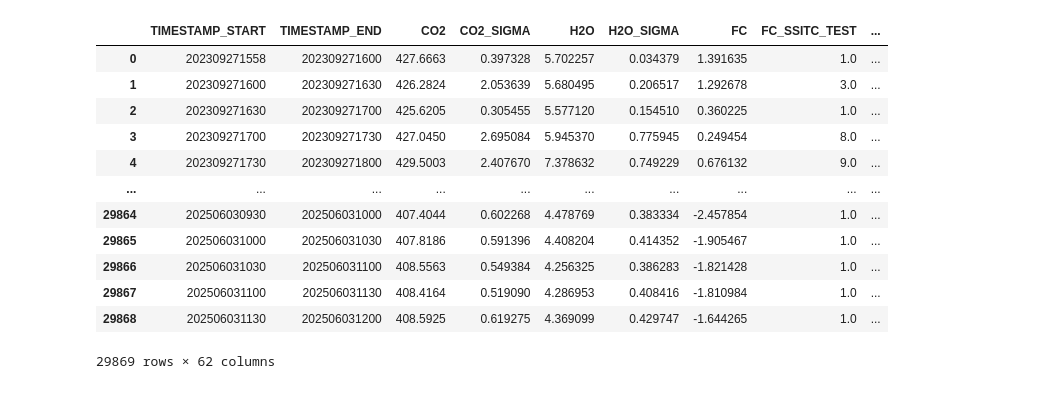
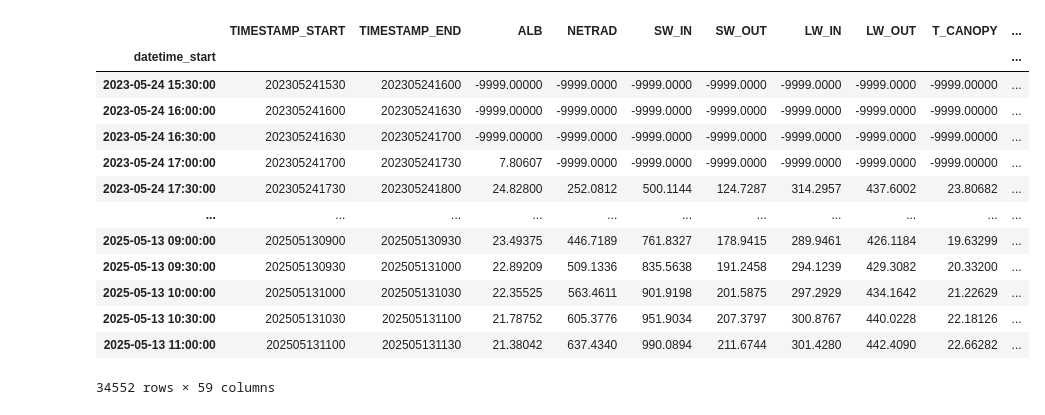
Before and after one commit to inkenbrandt/MicroMet, a Jupyter notebook: docs/notebooks/fix_headers.ipynb, the cells around one changed output. Cells and saved outputs as stored; diff of their text form; code cells hidden in the pictures.

```diff
--- a/docs/notebooks/fix_headers.ipynb
+++ b/docs/notebooks/fix_headers.ipynb
@@ -90,3 +119,10 @@ G:\Shared drives\UGS_Flux\Data_Downloads\US-UTG_eddy_0_7_data.parquet
 # %%
-pd.read_parquet(root / "US-UTV_eddy_0_29_data.parquet")
+df = pd.read_parquet(root / "US-UTD_met_5_9999_data.parquet")
+
+am_data = micromet.Reformatter(drop_soil=False,
+                                logger=logger,
+                                )
+#raw_data = raw_data.drop([0], axis=0)
+am_df = am_data.prepare(df)
+am_df
 # %% [output]
@@ -93,16 +131,17 @@ pd.read_parquet(root / "US-UTV_eddy_0_29_data.parquet")
-|  | TIMESTAMP_START | TIMESTAMP_END | CO2 | CO2_SIGMA | H2O | H2O_SIGMA | FC | FC_SSITC_TEST | ... |
-| 0 | 202309271558 | 202309271600 | 427.6663 | 0.397328 | 5.702257 | 0.034379 | 1.391635 | 1.0 | ... |
-| 1 | 202309271600 | 202309271630 | 426.2824 | 2.053639 | 5.680495 | 0.206517 | 1.292678 | 3.0 | ... |
-| 2 | 202309271630 | 202309271700 | 425.6205 | 0.305455 | 5.577120 | 0.154510 | 0.360225 | 1.0 | ... |
-| 3 | 202309271700 | 202309271730 | 427.0450 | 2.695084 | 5.945370 | 0.775945 | 0.249454 | 8.0 | ... |
-| 4 | 202309271730 | 202309271800 | 429.5003 | 2.407670 | 7.378632 | 0.749229 | 0.676132 | 9.0 | ... |
-| ... | ... | ... | ... | ... | ... | ... | ... | ... | ... |
-| 29864 | 202506030930 | 202506031000 | 407.4044 | 0.602268 | 4.478769 | 0.383334 | -2.457854 | 1.0 | ... |
-| 29865 | 202506031000 | 202506031030 | 407.8186 | 0.591396 | 4.408204 | 0.414352 | -1.905467 | 1.0 | ... |
-| 29866 | 202506031030 | 202506031100 | 408.5563 | 0.549384 | 4.256325 | 0.386283 | -1.821428 | 1.0 | ... |
-| 29867 | 202506031100 | 202506031130 | 408.4164 | 0.519090 | 4.286953 | 0.408416 | -1.810984 | 1.0 | ... |
-| 29868 | 202506031130 | 202506031200 | 408.5925 | 0.619275 | 4.369099 | 0.429747 | -1.644265 | 1.0 | ... |
+|  | TIMESTAMP_START | TIMESTAMP_END | ALB | NETRAD | SW_IN | SW_OUT | LW_IN | LW_OUT | T_CANOPY | ... |
+| datetime_start |  |  |  |  |  |  |  |  |  | ... |
+| 2023-05-24 15:30:00 | 202305241530 | 202305241600 | -9999.00000 | -9999.0000 | -9999.0000 | -9999.0000 | -9999.0000 | -9999.0000 | -9999.00000 | ... |
+| 2023-05-24 16:00:00 | 202305241600 | 202305241630 | -9999.00000 | -9999.0000 | -9999.0000 | -9999.0000 | -9999.0000 | -9999.0000 | -9999.00000 | ... |
+| 2023-05-24 16:30:00 | 202305241630 | 202305241700 | -9999.00000 | -9999.0000 | -9999.0000 | -9999.0000 | -9999.0000 | -9999.0000 | -9999.00000 | ... |
+| 2023-05-24 17:00:00 | 202305241700 | 202305241730 | 7.80607 | -9999.0000 | -9999.0000 | -9999.0000 | -9999.0000 | -9999.0000 | -9999.00000 | ... |
+| 2023-05-24 17:30:00 | 202305241730 | 202305241800 | 24.82800 | 252.0812 | 500.1144 | 124.7287 | 314.2957 | 437.6002 | 23.80682 | ... |
+| ... | ... | ... | ... | ... | ... | ... | ... | ... | ... | ... |
+| 2025-05-13 09:00:00 | 202505130900 | 202505130930 | 23.49375 | 446.7189 | 761.8327 | 178.9415 | 289.9461 | 426.1184 | 19.63299 | ... |
+| 2025-05-13 09:30:00 | 202505130930 | 202505131000 | 22.89209 | 509.1336 | 835.5638 | 191.2458 | 294.1239 | 429.3082 | 20.33200 | ... |
+| 2025-05-13 10:00:00 | 202505131000 | 202505131030 | 22.35525 | 563.4611 | 901.9198 | 201.5875 | 297.2929 | 434.1642 | 21.22629 | ... |
+| 2025-05-13 10:30:00 | 202505131030 | 202505131100 | 21.78752 | 605.3776 | 951.9034 | 207.3797 | 300.8767 | 440.0228 | 22.18126 | ... |
+| 2025-05-13 11:00:00 | 202505131100 | 202505131130 | 21.38042 | 637.4340 | 990.0894 | 211.6744 | 301.4280 | 442.4090 | 22.66282 | ... |
-29869 rows × 62 columns
+34552 rows × 59 columns
 # %%
 # Process data for all stations
 site_folders = {#'US-UTD':'Dugout_Ranch',
```
Also changed, not shown: parts of 5 cells of this notebook, 3 other files.
